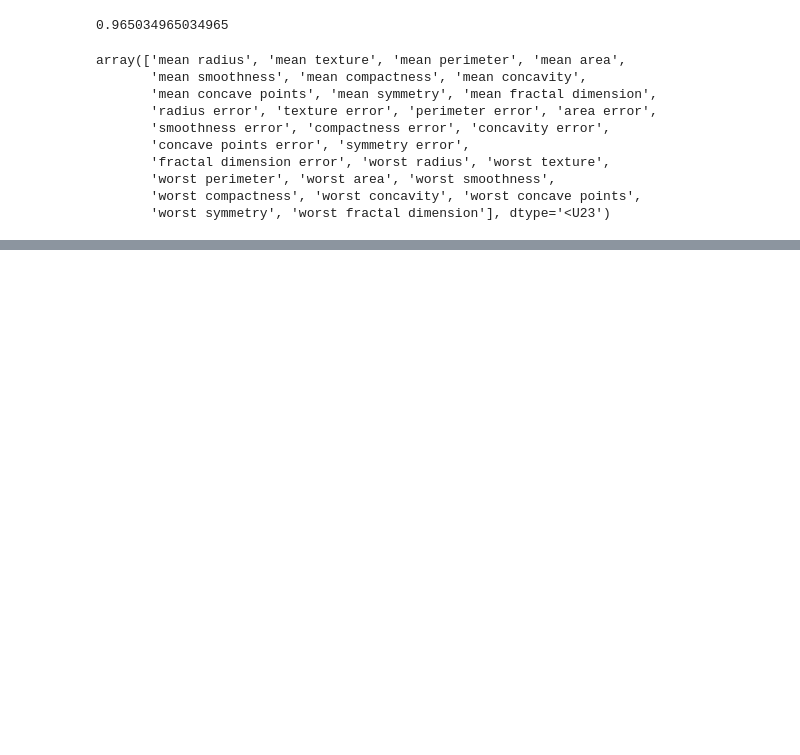
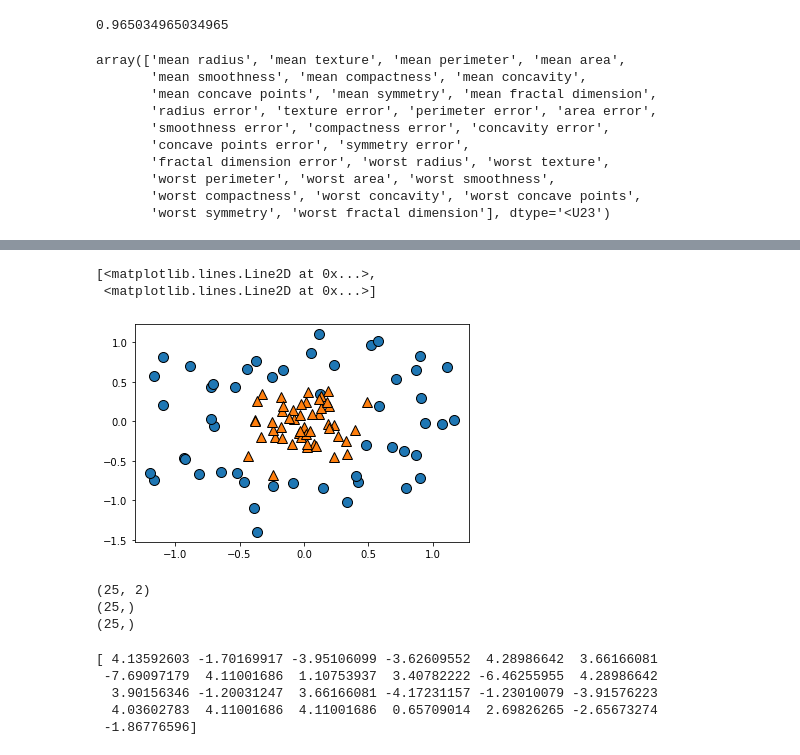
Before and after one commit to waldbear4/Python_2021, a Jupyter notebook: 20210622 Neural MLPClassifier, hidden_layer_sizes, max_iter.ipynb, the cells around one changed output, grey strips where cells are left out. Cells and saved outputs as stored; diff of their text form; code cells hidden in the pictures; blank space fills up the shorter version.

```diff
--- a/20210622 Neural MLPClassifier, hidden_layer_sizes, max_iter.ipynb
+++ b/20210622 Neural MLPClassifier, hidden_layer_sizes, max_iter.ipynb
@@ -433,0 +446,31 @@ cancer.data, cancer.target, random_state=0)
+# %%
+#factor 집합도
+X, y = make_circles(noise = 0.25, factor = 0.01, random_state=1)
+mglearn.discrete_scatter(X[:,0],X[:,1],y)
+# %% [output]
+[<matplotlib.lines.Line2D at 0x...>,
+ <matplotlib.lines.Line2D at 0x...>]
+[figure, added]
+# %%
+#
+
+X, y = make_circles(noise = 0.25, factor = 0.5, random_state=1)
+#mglearn.discrete_scatter(X[:,0],X[:,1],y)
+X_train, X_test, y_train, y_test = train_test_split(
+X, y, random_state=0)
+model = GradientBoostingClassifier(random_state=0).fit(X_train, y_train)
+print(X_test.shape)
+print(y_test.shape)
+print(model.decision_function(X_test).shape)
+# %% [output]
+(25, 2)
+(25,)
+(25,)
+# %%
+print(model.decision_function(X_test))
+# %% [output]
+[ 4.13592603 -1.70169917 -3.95106099 -3.62609552  4.28986642  3.66166081
+ -7.69097179  4.11001686  1.10753937  3.40782222 -6.46255955  4.28986642
+  3.90156346 -1.20031247  3.66166081 -4.17231157 -1.23010079 -3.91576223
+  4.03602783  4.11001686  4.11001686  0.65709014  2.69826265 -2.65673274
+ -1.86776596]
```
Also changed, not shown: parts of 3 cells of this notebook.
